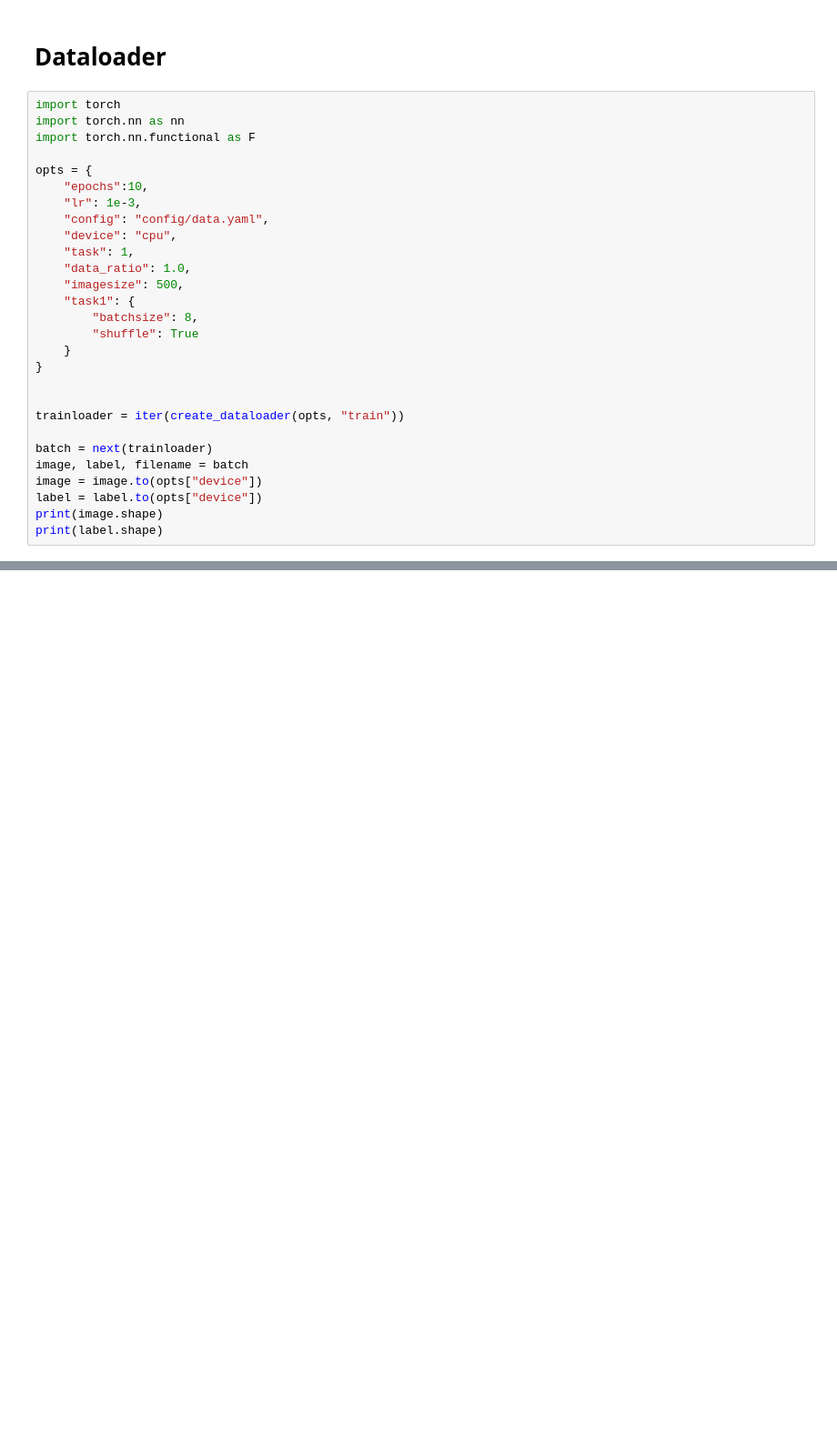
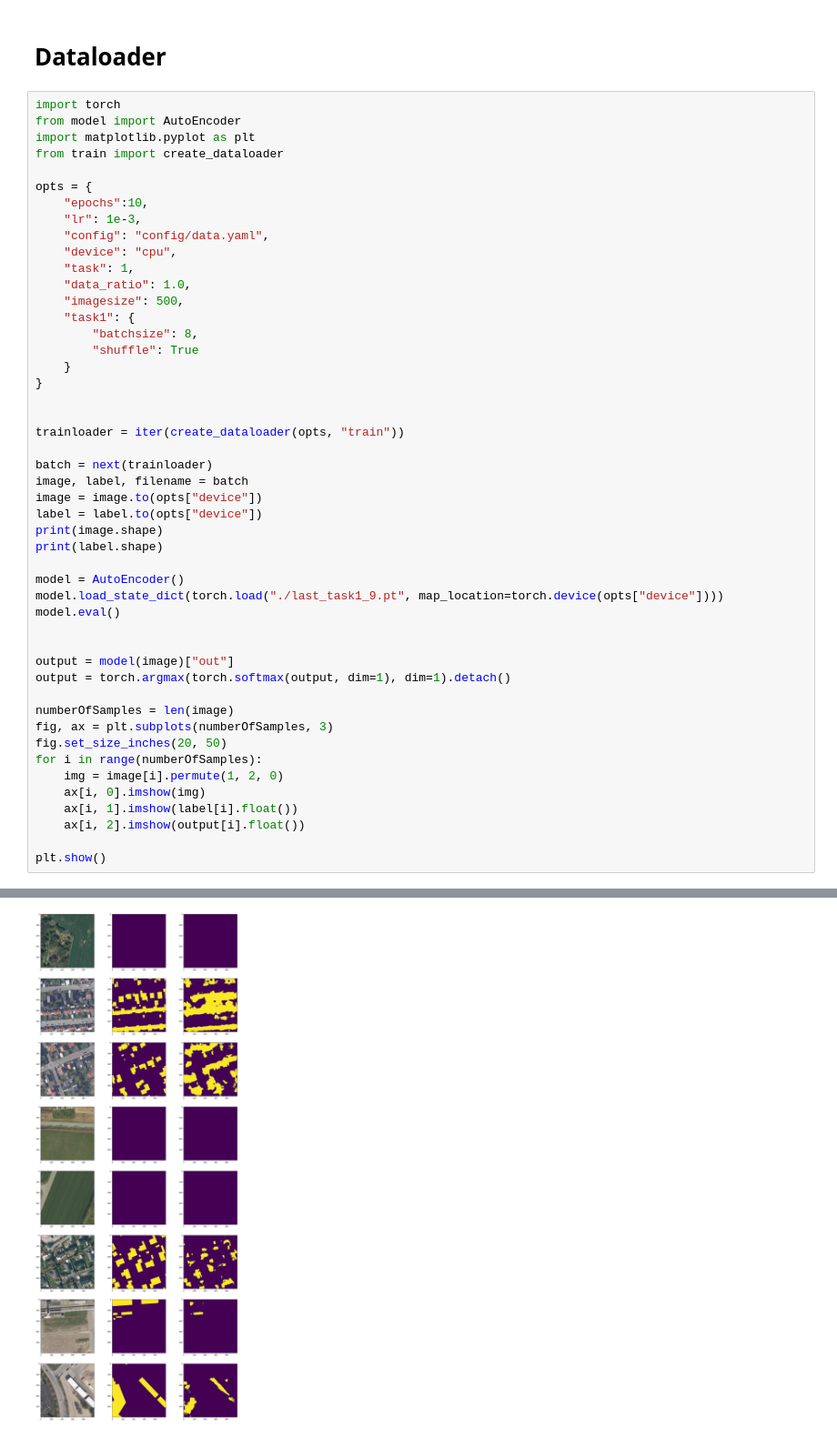
Before and after one commit to Sjyhne/MapAI-Competition, a Jupyter notebook: team_uiai/src/main.ipynb, the cells around one changed output, grey strips where cells are left out. Shown at 91% size. Saved outputs shown, nothing was run; the diff lists cells and outputs as text; blank space fills up the shorter version.

Commit message:
new training session

```diff
--- a/team_uiai/src/main.ipynb
+++ b/team_uiai/src/main.ipynb
@@ -31,34 +30,55 @@ Sample: {'image': '../../data/validation/images/6305_471_68.tif', 'lidar': '../.
 # Dataloader
 # %%
 import torch
-import torch.nn as nn
-import torch.nn.functional as F
+from model import AutoEncoder
+import matplotlib.pyplot as plt
+from train import create_dataloader
 
 opts = {
     "epochs":10,
     "lr": 1e-3,
     "config": "config/data.yaml",
     "device": "cpu",
     "task": 1,
     "data_ratio": 1.0,
     "imagesize": 500,
     "task1": {
         "batchsize": 8,
         "shuffle": True
     }
 }
 
 
 trainloader = iter(create_dataloader(opts, "train"))
 
 batch = next(trainloader)
 image, label, filename = batch
 image = image.to(opts["device"])
 label = label.to(opts["device"])
 print(image.shape)
 print(label.shape)
+
+model = AutoEncoder()
+model.load_state_dict(torch.load("./last_task1_9.pt", map_location=torch.device(opts["device"])))
+model.eval()
+
+
+output = model(image)["out"]
+output = torch.argmax(torch.softmax(output, dim=1), dim=1).detach()
+
+numberOfSamples = len(image)
+fig, ax = plt.subplots(numberOfSamples, 3)
+fig.set_size_inches(20, 50)
+for i in range(numberOfSamples):
+    img = image[i].permute(1, 2, 0)
+    ax[i, 0].imshow(img)
+    ax[i, 1].imshow(label[i].float())
+    ax[i, 2].imshow(output[i].float())
+
+plt.show()
 # %% [output]
 Found cached dataset mapai_training_data (/home/lixado/.cache/huggingface/datasets/sjyhne___mapai_training_data/building_segmentation/1.0.0/b0b52f8c47ddbeae1962ab524cabb5fbed58d91cc70f9ac4c5981c071ad5 ...
 Using number of images in traindataset: 7000/7000
 torch.Size([8, 3, 500, 500])
 torch.Size([8, 500, 500])
+[figure, added]
```
Also changed, not shown: parts of 17 cells of this notebook, 3 other files.
